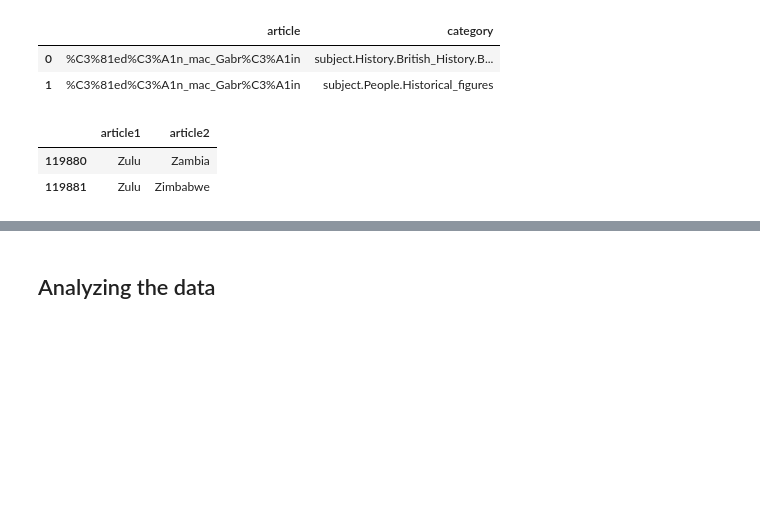
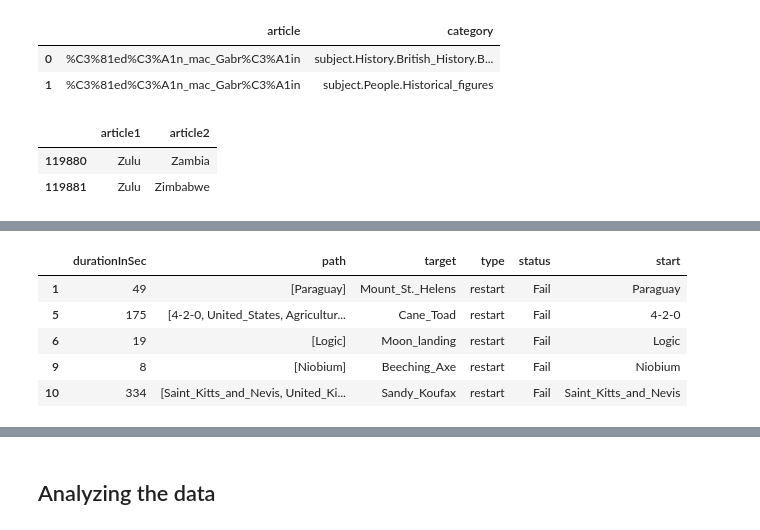
Before and after one commit to epfl-ada/ada-2022-project-souvladaki, a Jupyter notebook: project.ipynb, the cells around one changed output, grey strips where cells are left out. Drawn from its saved outputs; the diff is of its cells as text; code cells hidden in the pictures; blank space fills up the shorter version.

```diff
--- a/project.ipynb
+++ b/project.ipynb
@@ -42,0 +75,27 @@ paths_finished = pd.read_csv("data/graph/paths_finished.tsv")
+# %%
+paths_unfinished = pd.read_csv(
+    "data/graph/paths_unfinished.tsv",
+    skiprows=19,
+    sep="\t",
+    names=["hashedIpAddress", "timestamp", "durationInSec", "path", "target", "type"],
+)
+
+paths_unfinished = paths_unfinished.drop(columns=["hashedIpAddress", "timestamp"])
+
+paths_unfinished["status"] = ["Fail" for x in range(len(paths_unfinished.index))]
+#paths_unfinished["rating"] = [-999 for x in range(len(paths_unfinished.index))]
+
+paths_unfinished["path"] = paths_unfinished["path"].apply(quantize_path)
+paths_unfinished["start"] = paths_unfinished["path"].apply(get_start_node)
+
+#Should we drop timeouts?
+paths_unfinished = paths_unfinished[paths_unfinished["type"] != "timeout"]
+
+paths_unfinished.head()
+# %% [output]
+|  | durationInSec | path | target | type | status | start |
+| 1 | 49 | [Paraguay] | Mount_St._Helens | restart | Fail | Paraguay |
+| 5 | 175 | [4-2-0, United_States, Agricultur... | Cane_Toad | restart | Fail | 4-2-0 |
+| 6 | 19 | [Logic] | Moon_landing | restart | Fail | Logic |
+| 9 | 8 | [Niobium] | Beeching_Axe | restart | Fail | Niobium |
+| 10 | 334 | [Saint_Kitts_and_Nevis, United_Ki... | Sandy_Koufax | restart | Fail | Saint_Kitts_and_Nevis |
```
Also changed, not shown: parts of 13 cells of this notebook, 1 other file.
